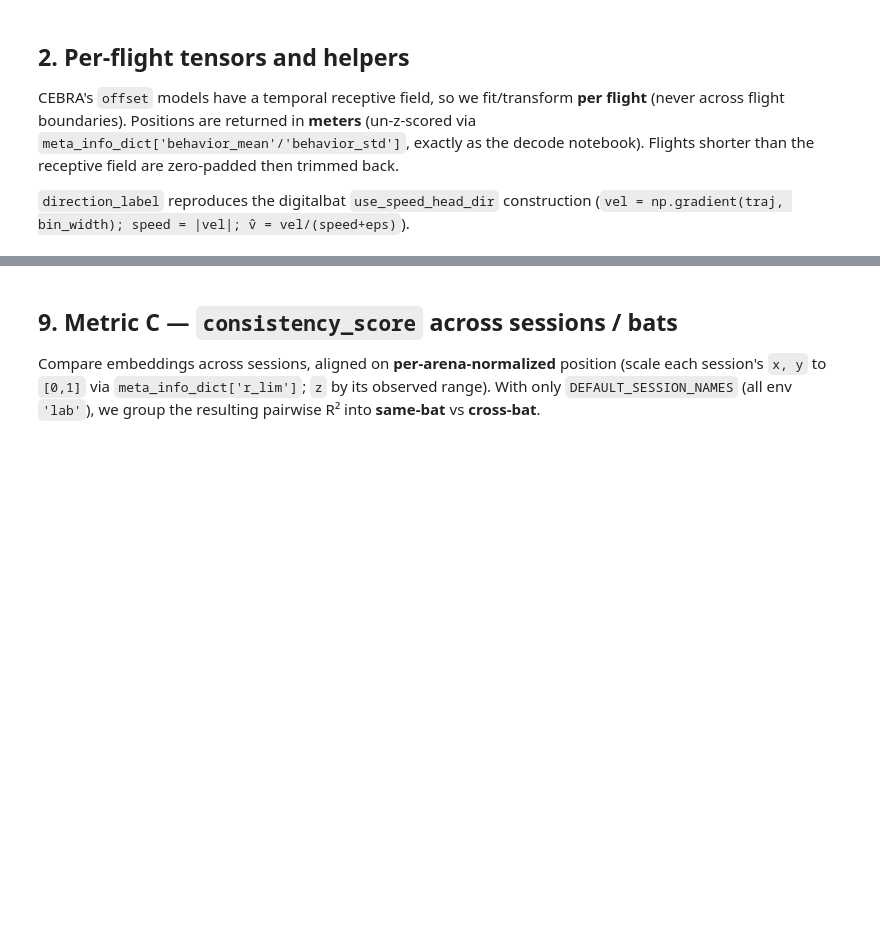
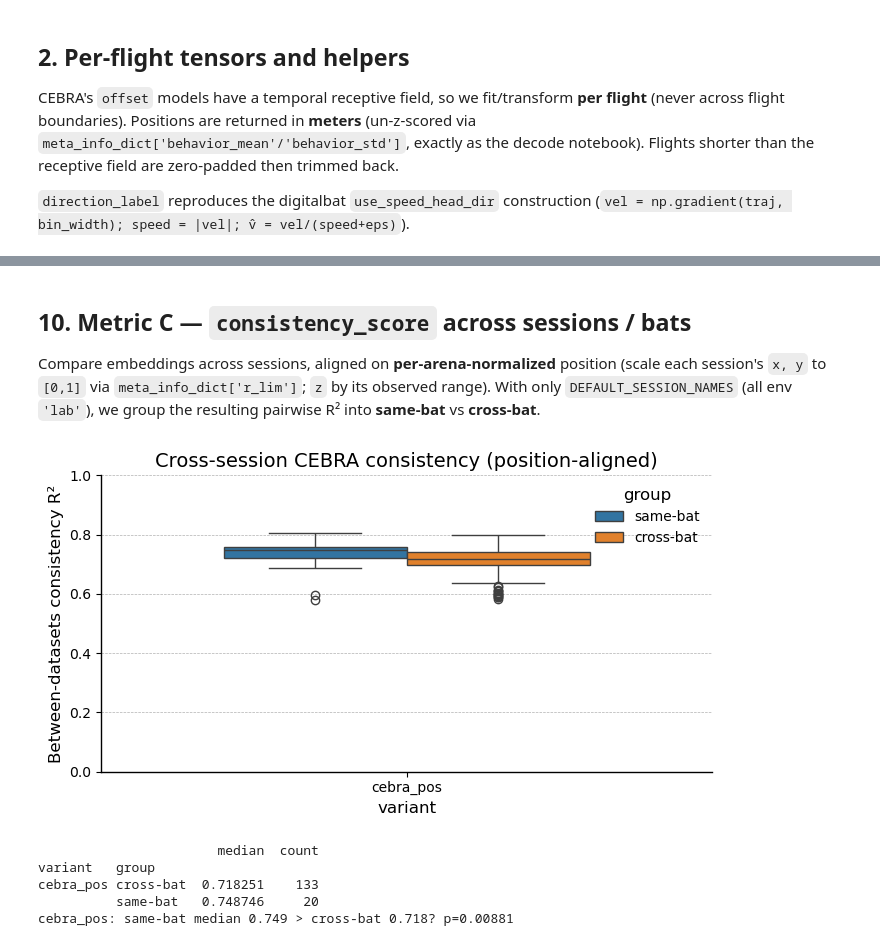
Before and after one commit to yongrong-qiu/digitalbat, a Jupyter notebook: notebooks/cebra-comparison.ipynb, the cells around one changed output, grey strips where cells are left out. Saved outputs shown, nothing was run; the diff lists cells and outputs as text; code cells hidden in the pictures; blank space fills up the shorter version.

```diff
--- a/notebooks/cebra-comparison.ipynb
+++ b/notebooks/cebra-comparison.ipynb
@@ -583,5 +979,5 @@ runs_df.groupby('variant')[['mean_r2', 'min_r2']].median()
 # %% [markdown]
-## 9. Metric C — `consistency_score` across sessions / bats
+## 10. Metric C — `consistency_score` across sessions / bats
 
 Compare embeddings across sessions, aligned on **per-arena-normalized** position
 (scale each session's `x, y` to `[0,1]` via `meta_info_dict['r_lim']`; `z` by its
@@ -595,7 +991,7 @@ from scipy.stats import rankdata
 # bins and crashes the aligner, so we align on each spatial axis separately,
 # per-session quantile-normalized to a uniform [0,1] (every bin populated by
 # construction), and average the resulting R² across the three axes.
-N_ALIGN_BINS = 50
+N_ALIGN_BINS = 100   # consistency_score discretization bins (grosmark / CEBRA demo)
 
 def quantile_uniform(v):
     """Map values to their uniform [0,1] rank (dense, gap-free coverage)."""
@@ -619,33 +1015,40 @@ def cross_dataset_consistency(variant):
     for a in range(3):
         labels_a = [al[a] for al in axis_labels]
         scores, pairs, _ = consistency_score(
             embeddings=embs, labels=labels_a, dataset_ids=ids,
             between='datasets', num_discretization_bins=N_ALIGN_BINS)
         for pr, sc in zip(pairs, np.asarray(scores).ravel()):
             acc.setdefault(frozenset((str(pr[0]), str(pr[1]))), []).append(float(sc))
 
     rows = []
     for key, vals in acc.items():
         sa, sb = sorted(key)
         rows.append(dict(variant=variant, session_a=sa, session_b=sb, r2=float(np.mean(vals)),
                          group='same-bat' if parse_bat(sa) == parse_bat(sb) else 'cross-bat'))
     return pd.DataFrame(rows)
 
-cross_df = pd.concat([cross_dataset_consistency(v) for v in ['cebra_pos', 'cebra_posdir']],
+cross_df = pd.concat([cross_dataset_consistency(v) for v in BEHAV_VARIANTS],
                      ignore_index=True)
 
 fig, ax = plt.subplots(figsize=(7, 4))
 sns.boxplot(data=cross_df, x='variant', y='r2', hue='group', width=0.6, ax=ax)
 ax.set_ylabel('Between-datasets consistency R²'); ax.set_ylim(0, 1)
 ax.set_title('Cross-session CEBRA consistency (position-aligned)')
 plt.tight_layout(); plt.show()
 
 print(cross_df.groupby(['variant', 'group'])['r2'].agg(['median', 'count']))
-for v in ['cebra_pos', 'cebra_posdir']:
+for v in BEHAV_VARIANTS:
     sub = cross_df[cross_df.variant == v]
     sb = sub[sub.group == 'same-bat']['r2']; cb = sub[sub.group == 'cross-bat']['r2']
     if len(sb) and len(cb):
         from scipy.stats import mannwhitneyu
         p = mannwhitneyu(sb, cb, alternative='greater').pvalue
         print(f'{v}: same-bat median {sb.median():.3f} > cross-bat {cb.median():.3f}? p={p:.3g}')
+# %% [output]
+[figure, added]
+                       median  count
+variant   group
+cebra_pos cross-bat  0.718251    133
+          same-bat   0.748746     20
+cebra_pos: same-bat median 0.749 > cross-bat 0.718? p=0.00881
 # %% [markdown]
```
Also changed, not shown: parts of 34 cells of this notebook, 4 other files.
